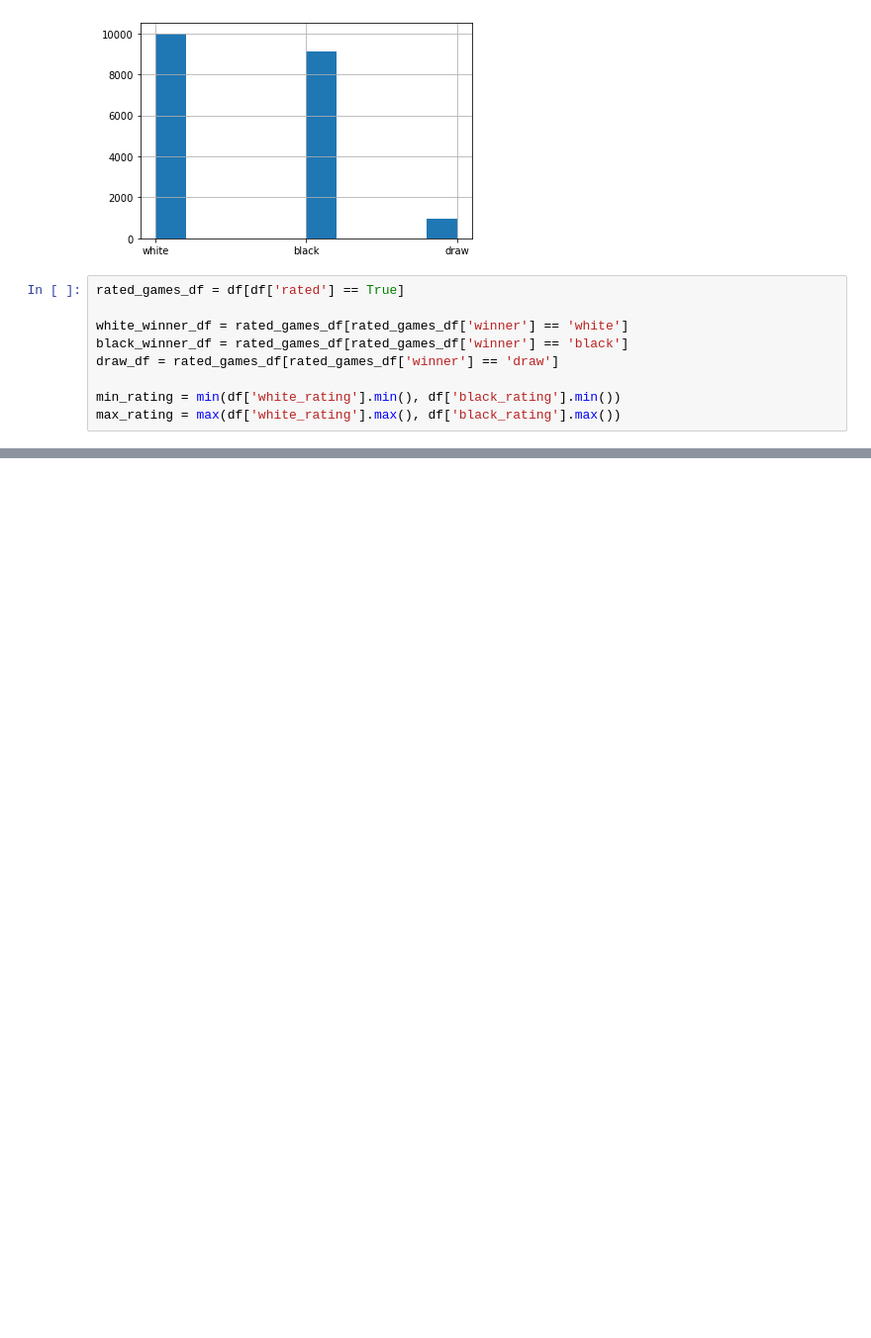
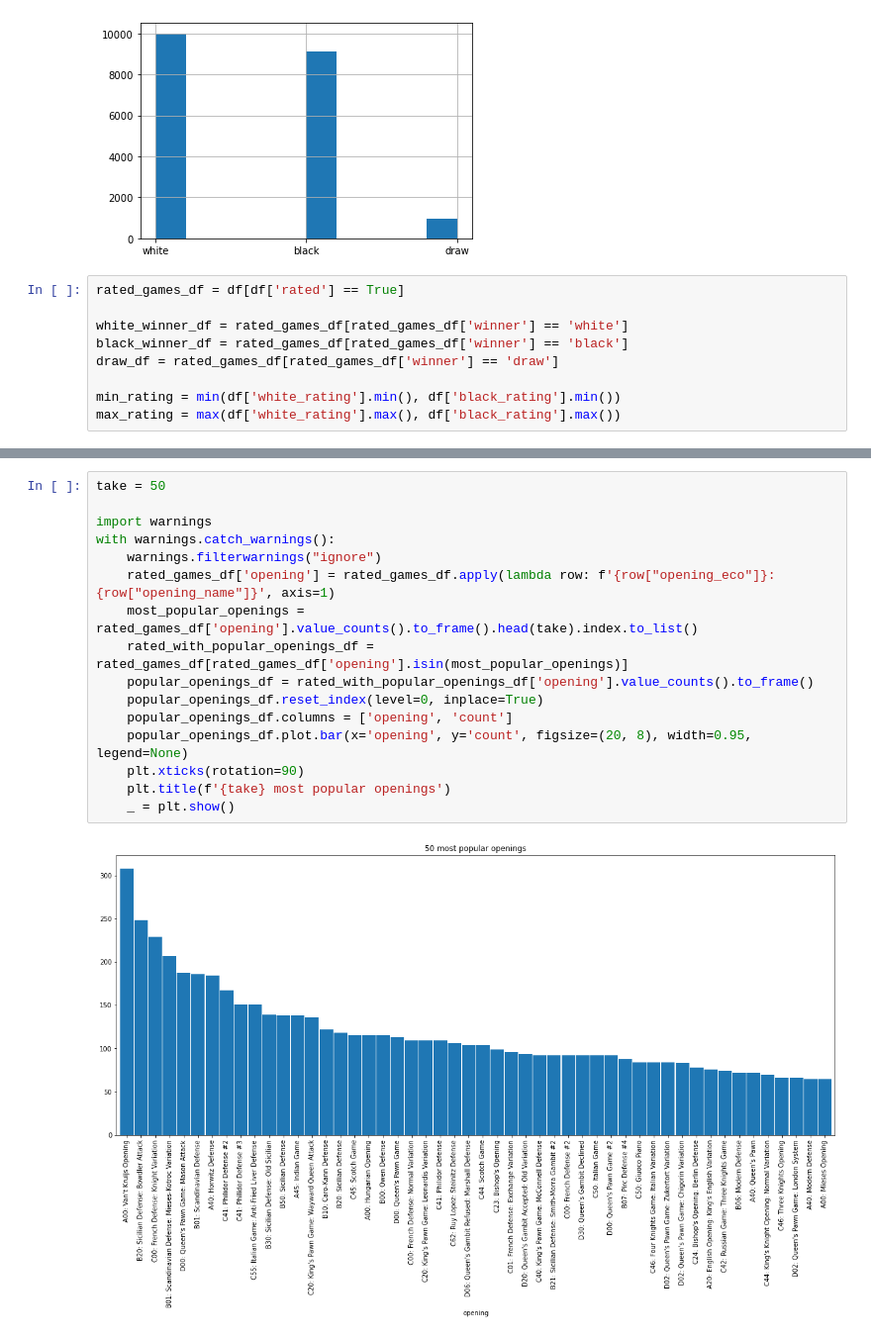
Before and after one commit to MrDVolk/chess, a Jupyter notebook: 1. dataset-analysis.ipynb, the cells around one changed output, grey strips where cells are left out. Shown at 99% size. Drawn from its saved outputs; the diff is of its cells as text; blank space fills up the shorter version.

```diff
--- a/1. dataset-analysis.ipynb
+++ b/1. dataset-analysis.ipynb
@@ -101,0 +117,18 @@ plot_ratings(draw_df, 'Draw')
+# %%
+take = 50
+
+import warnings
+with warnings.catch_warnings():
+    warnings.filterwarnings("ignore")
+    rated_games_df['opening'] = rated_games_df.apply(lambda row: f'{row["opening_eco"]}: {row["opening_name"]}', axis=1)
+    most_popular_openings = rated_games_df['opening'].value_counts().to_frame().head(take).index.to_list()
+    rated_with_popular_openings_df = rated_games_df[rated_games_df['opening'].isin(most_popular_openings)]
+    popular_openings_df = rated_with_popular_openings_df['opening'].value_counts().to_frame()
+    popular_openings_df.reset_index(level=0, inplace=True)
+    popular_openings_df.columns = ['opening', 'count']
+    popular_openings_df.plot.bar(x='opening', y='count', figsize=(20, 8), width=0.95, legend=None)
+    plt.xticks(rotation=90)
+    plt.title(f'{take} most popular openings')
+    _ = plt.show()
+# %% [output]
+[figure, added]
```
Also changed, not shown: parts of 5 cells of this notebook.
